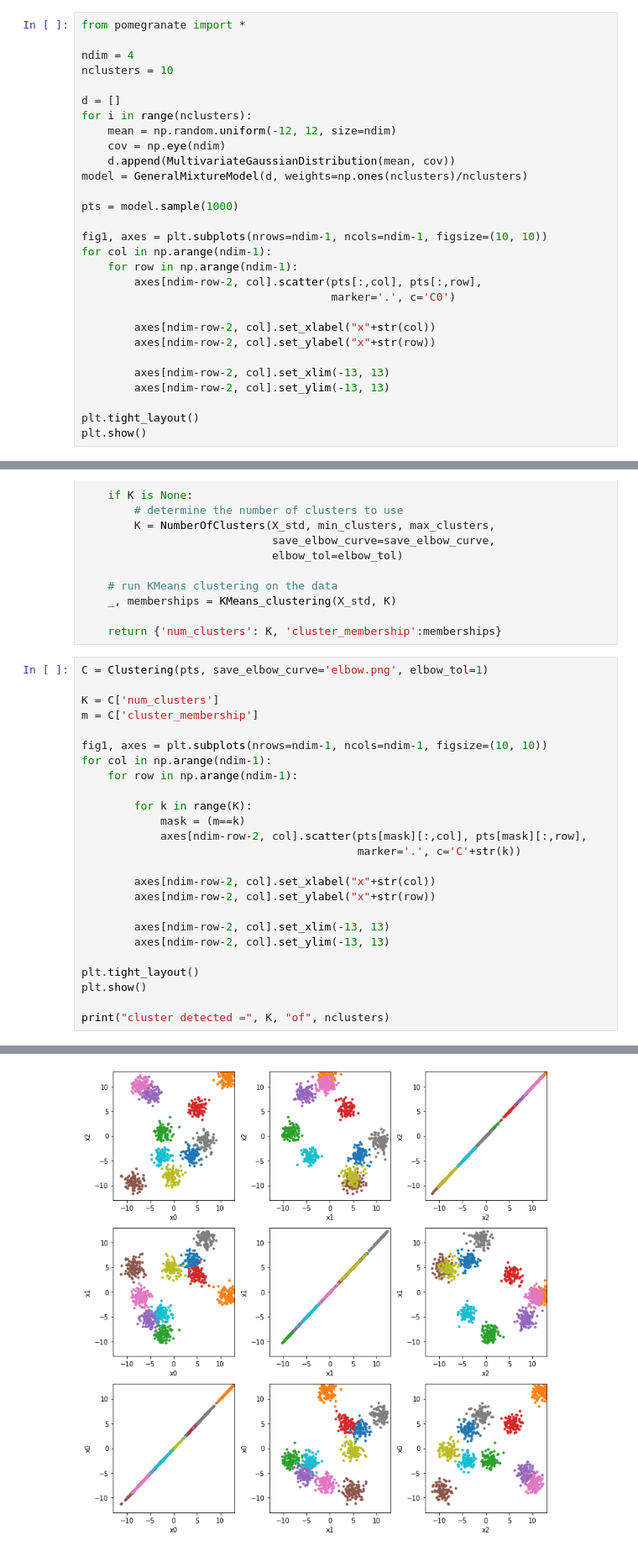
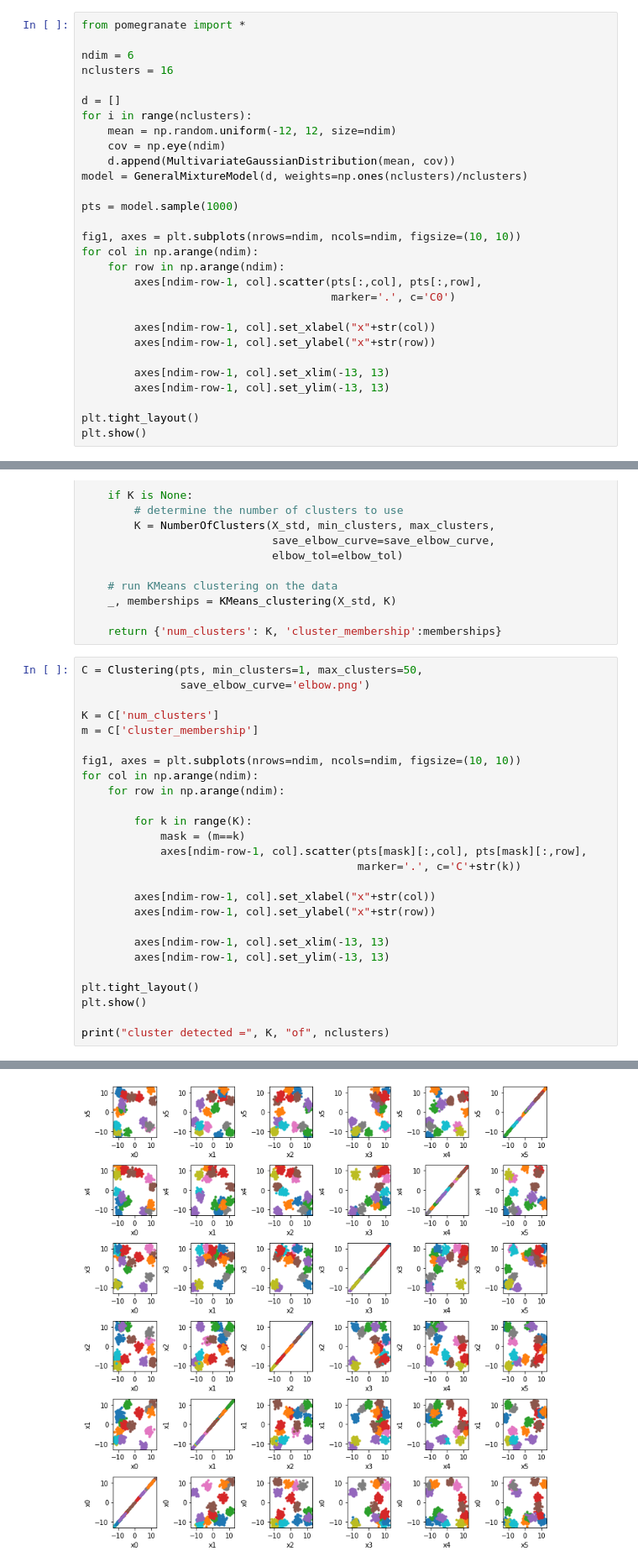
Before and after one commit to dig07/PySO, a Jupyter notebook: KMeans_cluster_identification.ipynb, the cells around one changed output, grey strips where cells are left out. Shown at 84% size. Drawn from its saved outputs; the diff is of its cells as text.

```diff
--- a/KMeans_cluster_identification.ipynb
+++ b/KMeans_cluster_identification.ipynb
@@ -17,8 +17,8 @@ from sklearn.cluster import KMeans
 # %%
 from pomegranate import *
 
-ndim = 4
-nclusters = 10
+ndim = 6
+nclusters = 16
 
 d = []
 for i in range(nclusters):
@@ -29,17 +29,17 @@ model = GeneralMixtureModel(d, weights=np.ones(nclusters)/nclusters)
 
 pts = model.sample(1000)
 
-fig1, axes = plt.subplots(nrows=ndim-1, ncols=ndim-1, figsize=(10, 10))
-for col in np.arange(ndim-1):
-    for row in np.arange(ndim-1):
-        axes[ndim-row-2, col].scatter(pts[:,col], pts[:,row],
+fig1, axes = plt.subplots(nrows=ndim, ncols=ndim, figsize=(10, 10))
+for col in np.arange(ndim):
+    for row in np.arange(ndim):
+        axes[ndim-row-1, col].scatter(pts[:,col], pts[:,row],
                                       marker='.', c='C0')
 
-        axes[ndim-row-2, col].set_xlabel("x"+str(col))
-        axes[ndim-row-2, col].set_ylabel("x"+str(row))
+        axes[ndim-row-1, col].set_xlabel("x"+str(col))
+        axes[ndim-row-1, col].set_ylabel("x"+str(row))
 
-        axes[ndim-row-2, col].set_xlim(-13, 13)
-        axes[ndim-row-2, col].set_ylim(-13, 13)
+        axes[ndim-row-1, col].set_xlim(-13, 13)
+        axes[ndim-row-1, col].set_ylim(-13, 13)
 
 plt.tight_layout()
 plt.show()
@@ -216,30 +216,31 @@ def Clustering(X,
 
     return {'num_clusters': K, 'cluster_membership':memberships}
 # %%
-C = Clustering(pts, save_elbow_curve='elbow.png', elbow_tol=1)
+C = Clustering(pts, min_clusters=1, max_clusters=50,
+               save_elbow_curve='elbow.png')
 
 K = C['num_clusters']
 m = C['cluster_membership']
 
-fig1, axes = plt.subplots(nrows=ndim-1, ncols=ndim-1, figsize=(10, 10))
-for col in np.arange(ndim-1):
-    for row in np.arange(ndim-1):
+fig1, axes = plt.subplots(nrows=ndim, ncols=ndim, figsize=(10, 10))
+for col in np.arange(ndim):
+    for row in np.arange(ndim):
 
         for k in range(K):
             mask = (m==k)
-            axes[ndim-row-2, col].scatter(pts[mask][:,col], pts[mask][:,row],
+            axes[ndim-row-1, col].scatter(pts[mask][:,col], pts[mask][:,row],
                                           marker='.', c='C'+str(k))
 
-        axes[ndim-row-2, col].set_xlabel("x"+str(col))
-        axes[ndim-row-2, col].set_ylabel("x"+str(row))
+        axes[ndim-row-1, col].set_xlabel("x"+str(col))
+        axes[ndim-row-1, col].set_ylabel("x"+str(row))
 
-        axes[ndim-row-2, col].set_xlim(-13, 13)
-        axes[ndim-row-2, col].set_ylim(-13, 13)
+        axes[ndim-row-1, col].set_xlim(-13, 13)
+        axes[ndim-row-1, col].set_ylim(-13, 13)
 
 plt.tight_layout()
 plt.show()
 
 print("cluster detected =", K, "of", nclusters)
 # %% [output]
 <Figure size 432x288 with 0 Axes>
-[figure, old version]
+[figure, new version]
```
Also changed, not shown: parts of 4 cells of this notebook, 1 other file.
